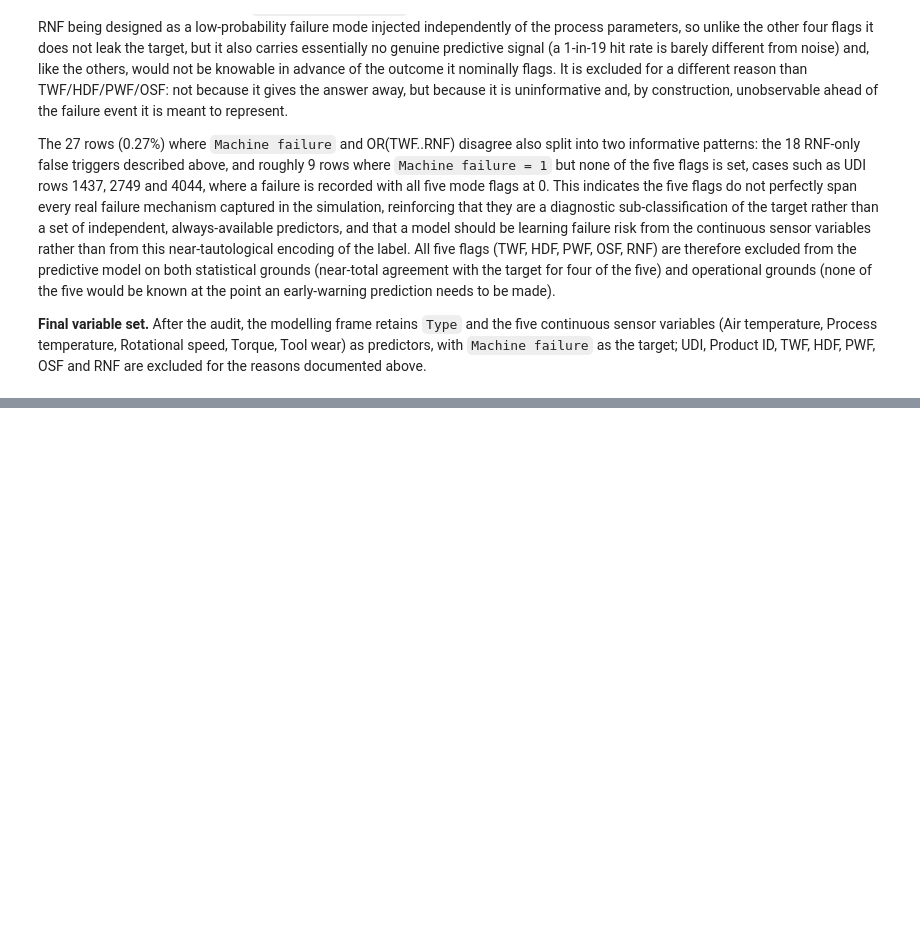
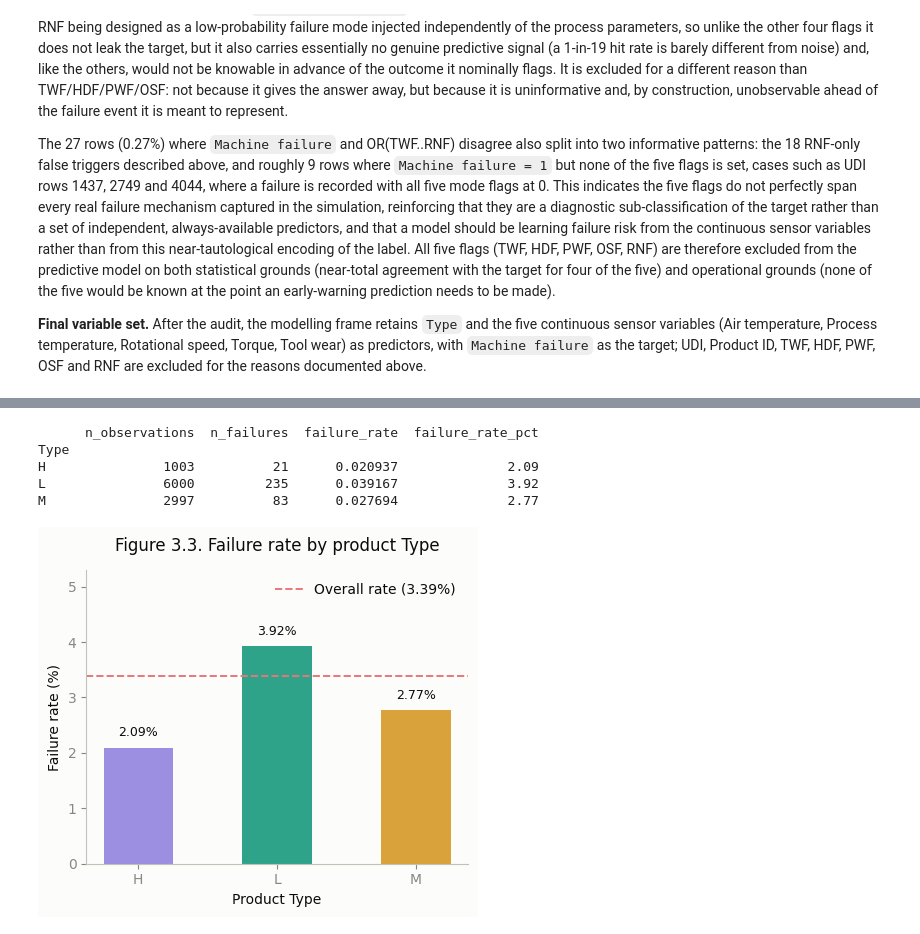
Before and after one commit to JoseAlberto88/Predictive-Maintenance-Dataset, a Jupyter notebook: Predictive_Maintenance_Dataset.ipynb, the cells around one changed output, grey strips where cells are left out. Drawn from its saved outputs; the diff is of its cells as text; code cells hidden in the pictures; blank space fills up the shorter version.

```diff
--- a/Predictive_Maintenance_Dataset.ipynb
+++ b/Predictive_Maintenance_Dataset.ipynb
@@ -313,0 +455,34 @@ The 27 rows (0.27%) where `Machine failure` and OR(TWF..RNF) disagree also split
+# %%
+# Finding 3.3 (single-variable, categorical). Failure rate by product Type
+
+type_summary = df.groupby('Type')[target_col].agg(['count', 'sum', 'mean'])
+type_summary.columns = ['n_observations', 'n_failures', 'failure_rate']
+type_summary['failure_rate_pct'] = (type_summary['failure_rate'] * 100).round(2)
+type_summary = type_summary.sort_index()
+print(type_summary)
+
+fig, ax = plt.subplots(figsize=(4.5, 4))
+ax.grid(False)
+bar_colors = [TYPE_COLORS[t] for t in type_summary.index]
+ax.bar(type_summary.index, type_summary['failure_rate_pct'], color=bar_colors, width=0.5)
+overall_rate = df[target_col].mean() * 100
+ax.axhline(overall_rate, color=COLOR_FAILURE, linestyle='--', linewidth=1.4,
+           label=f"Overall rate ({overall_rate:.2f}%)")
+ax.set_ylim(0, type_summary['failure_rate_pct'].max() * 1.35)
+for i, (idx, row) in enumerate(type_summary.iterrows()):
+    ax.text(i, row['failure_rate_pct'] + type_summary['failure_rate_pct'].max() * 0.04,
+            f"{row['failure_rate_pct']:.2f}%", ha='center', va='bottom', fontsize=9)
+ax.set_ylabel("Failure rate (%)")
+ax.set_xlabel("Product Type")
+ax.set_title("Figure 3.3. Failure rate by product Type")
+ax.legend(frameon=False, loc='upper right')
+plt.tight_layout()
+savefig("fig3_3_failure_rate_by_type.png")
+plt.show()
+# %% [output]
+      n_observations  n_failures  failure_rate  failure_rate_pct
+Type
+H               1003          21      0.020937              2.09
+L               6000         235      0.039167              3.92
+M               2997          83      0.027694              2.77
+[figure, added]
```
Also changed, not shown: parts of 7 cells of this notebook.
